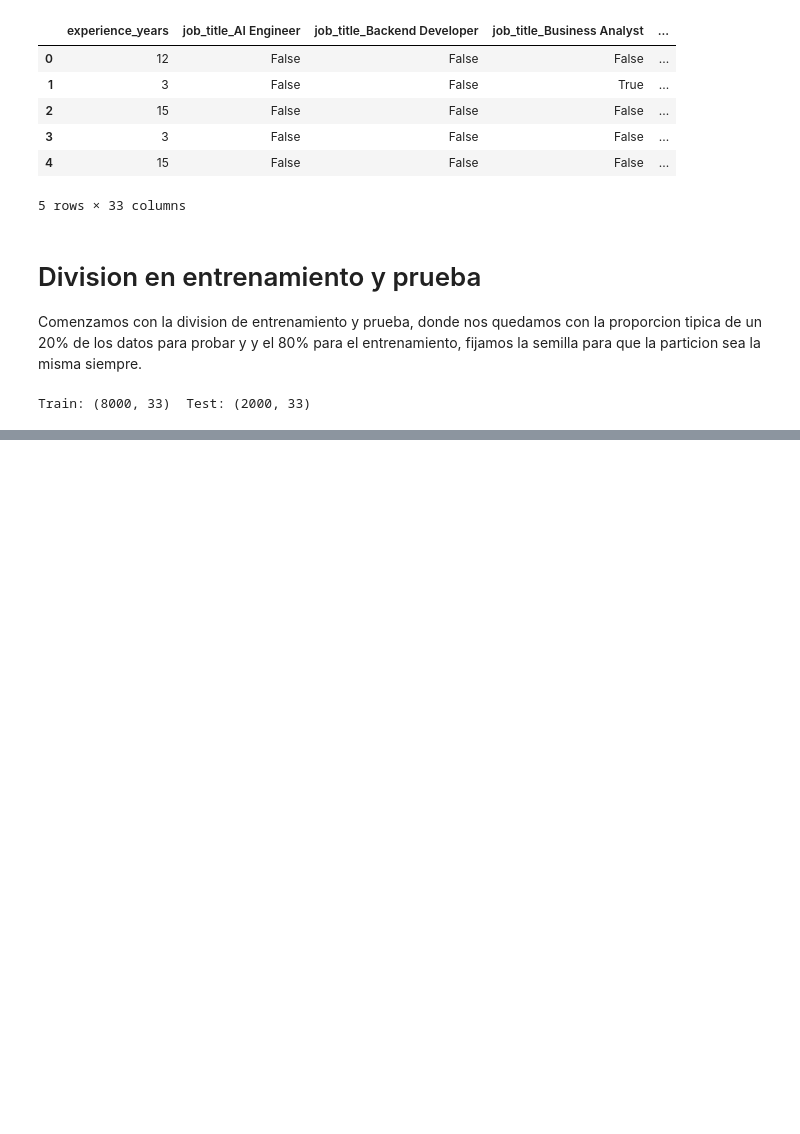
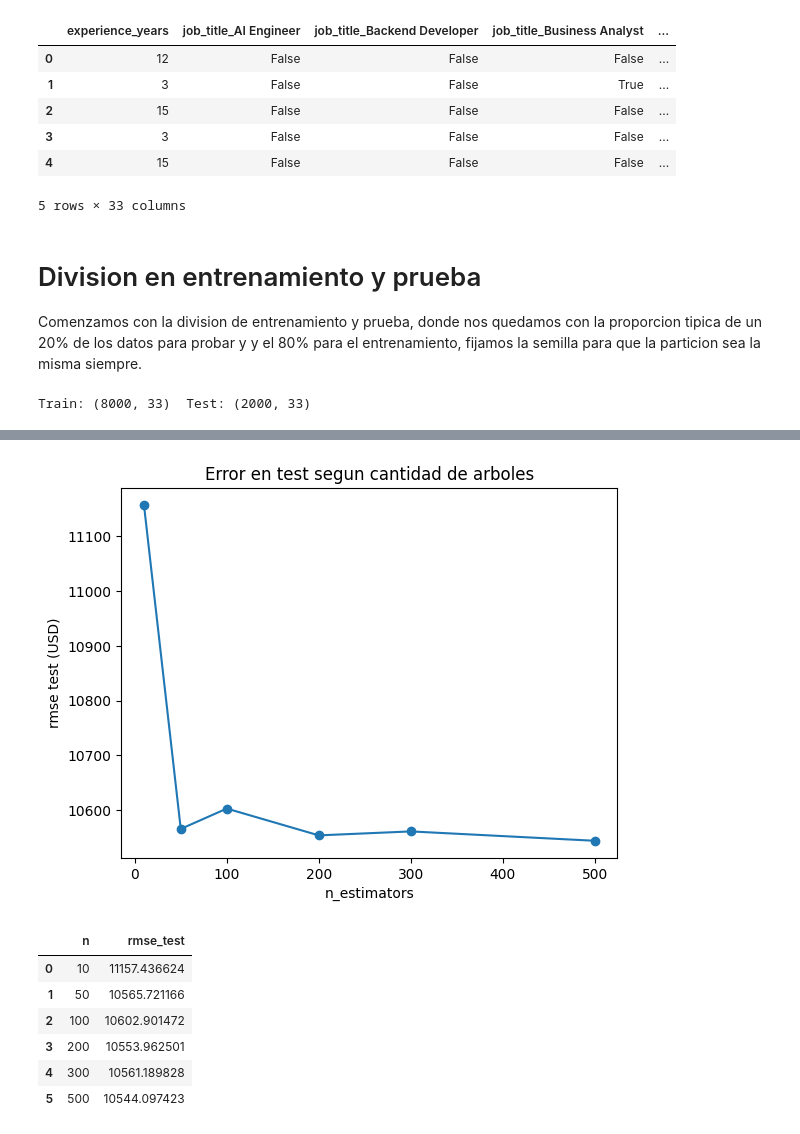
Before and after one commit to ThomasTg7/Proyecto_1_Intro_a_la_IA, a Jupyter notebook: main.ipynb, the cells around one changed output, grey strips where cells are left out. Drawn from its saved outputs; the diff is of its cells as text; code cells hidden in the pictures; blank space fills up the shorter version.

Commit message:
Aplicacion de modelo Random Forest, analisis de cantidad de arboles y ramificaciones. Validacion Cruzada k-fold. Importancia de variables y linealidad de efecto de experiencia sobre salario

```diff
--- a/main.ipynb
+++ b/main.ipynb
@@ -228,0 +242,24 @@ Train: (8000, 33)  Test: (2000, 33)
+# %%
+df = []
+for n in [10, 50, 100, 200, 300, 500]:
+    modelo = RandomForestRegressor(n_estimators=n, random_state=SEMILLA, n_jobs=-1)
+    modelo.fit(X_train, y_train)
+    rmse_test = np.sqrt(mean_squared_error(y_test, modelo.predict(X_test)))
+    df.append({"n": n, "rmse_test": rmse_test})
+df = pd.json_normalize(df)
+
+plt.plot(df["n"], df["rmse_test"], marker="o")
+plt.xlabel("n_estimators")
+plt.ylabel("rmse test (USD)")
+plt.title("Error en test segun cantidad de arboles")
+plt.show()
+df
+# %% [output]
+[figure, added]
+|  | n | rmse_test |
+| 0 | 10 | 11157.436624 |
+| 1 | 50 | 10565.721166 |
+| 2 | 100 | 10602.901472 |
+| 3 | 200 | 10553.962501 |
+| 4 | 300 | 10561.189828 |
+| 5 | 500 | 10544.097423 |
```
Also changed, not shown: parts of 26 cells of this notebook.
